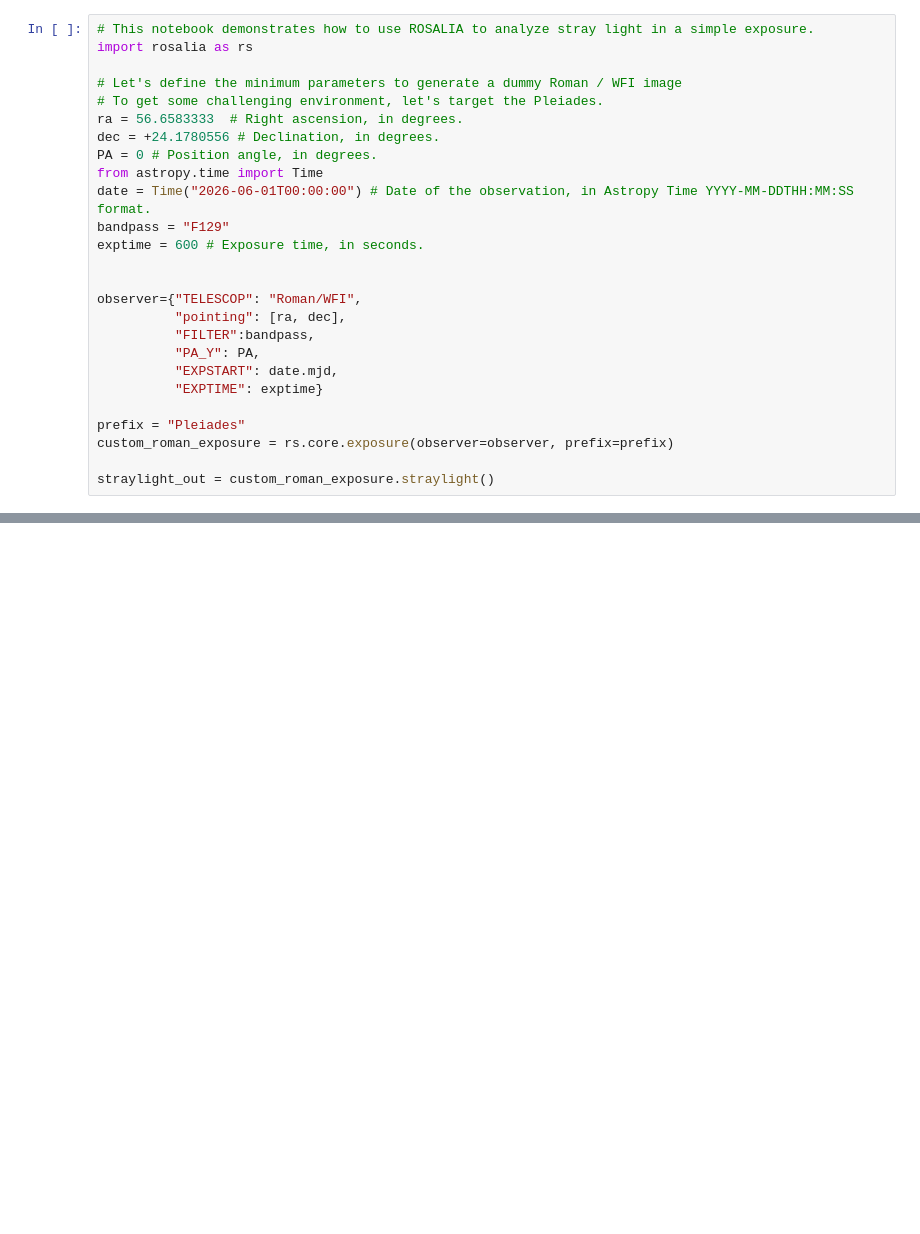
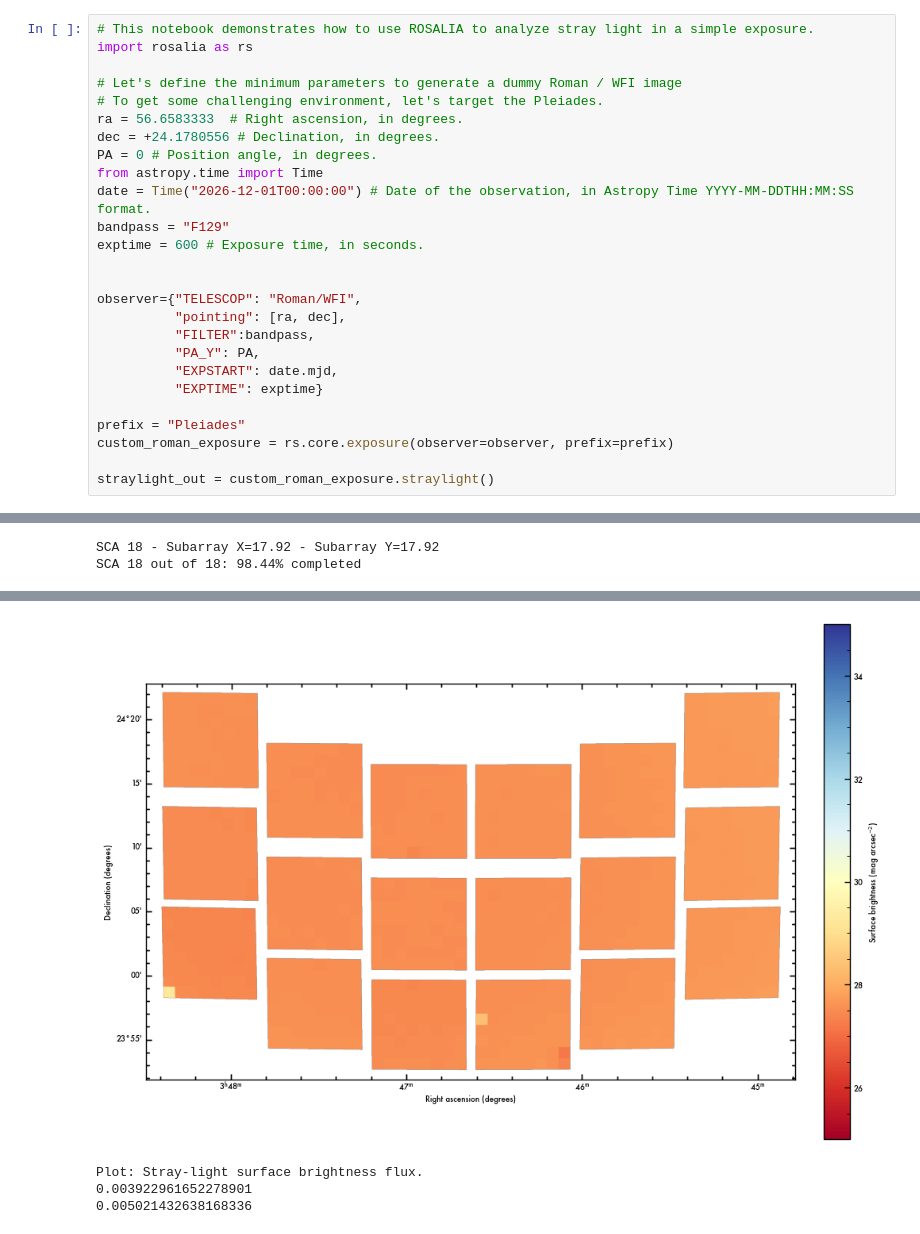
Before and after one commit to Borlaff/ROSALIA, a Jupyter notebook: notebooks/tutorials/R1_Rosalia_stray_example.ipynb, the cells around one changed output, grey strips where cells are left out. Cells and saved outputs as stored; diff of their text form; blank space fills up the shorter version.

```diff
--- a/notebooks/tutorials/R1_Rosalia_stray_example.ipynb
+++ b/notebooks/tutorials/R1_Rosalia_stray_example.ipynb
@@ -8,7 +8,7 @@ ra = 56.6583333  # Right ascension, in degrees.
 dec = +24.1780556 # Declination, in degrees.
 PA = 0 # Position angle, in degrees.
 from astropy.time import Time
-date = Time("2026-06-01T00:00:00") # Date of the observation, in Astropy Time YYYY-MM-DDTHH:MM:SS format.
+date = Time("2026-12-01T00:00:00") # Date of the observation, in Astropy Time YYYY-MM-DDTHH:MM:SS format.
 bandpass = "F129"
 exptime = 600 # Exposure time, in seconds.
 
@@ -41,2 +41,4 @@ ROSALIA Stray-light Mapper: Scanning ...
           ████████ ████████ ████████ ████████
                    ████████ ████████
+SCA 18 - Subarray X=17.92 - Subarray Y=17.92
+SCA 18 out of 18: 98.44% completed
@@ -42,0 +58,4 @@ ROSALIA Stray-light Mapper: Scanning ...
+[figure, added]
+Plot: Stray-light surface brightness flux.
+0.003922961652278901
+0.005021432638168336
```
Also changed, not shown: parts of 1 cell of this notebook, 7 other files.
